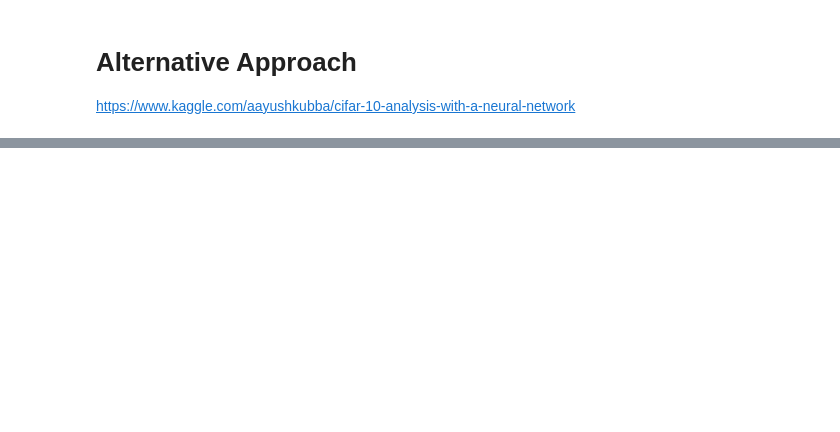
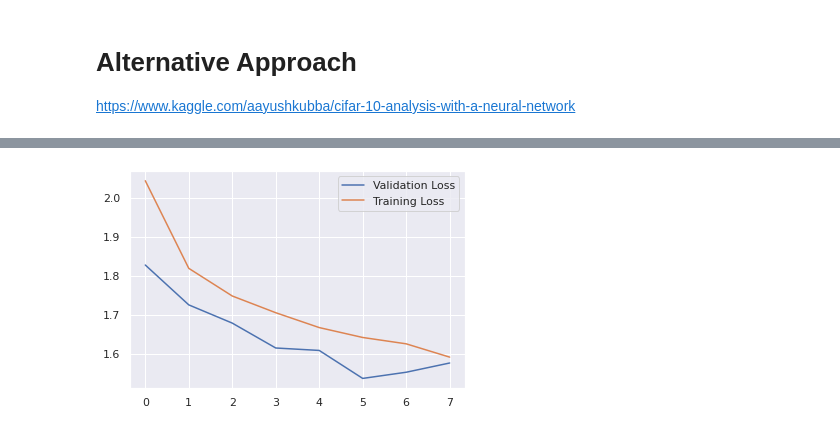
Before and after one commit to aayushkubb/Deep_Learning_Tutorial, a Jupyter notebook: CIFAR_with_Tensorflow_KERAS_CNN_and_DNN.ipynb, the cells around one changed output, grey strips where cells are left out. Cells and saved outputs as stored; diff of their text form; code cells hidden in the pictures; blank space fills up the shorter version.

```diff
--- a/CIFAR_with_Tensorflow_KERAS_CNN_and_DNN.ipynb
+++ b/CIFAR_with_Tensorflow_KERAS_CNN_and_DNN.ipynb
@@ -625,0 +631,7 @@ https://www.kaggle.com/aayushkubba/cifar-10-analysis-with-a-neural-network
+# %%
+datagen = ImageDataGenerator(
+    rotation_range=20,
+    width_shift_range=0.2,
+    height_shift_range=0.2,
+    horizontal_flip=True, vertical_flip=True,
+    validation_split=0.2)
@@ -625,0 +642,13 @@ https://www.kaggle.com/aayushkubba/cifar-10-analysis-with-a-neural-network
+# %%
+from keras.layers import Conv2D, Flatten
+augmented_simple_cnn_model = Sequential()
+augmented_simple_cnn_model.add(Conv2D(32, (3,3), input_shape=(32,32,3), activation='relu'))
+augmented_simple_cnn_model.add(MaxPool2D(pool_size=2))
+augmented_simple_cnn_model.add(Conv2D(32, (3,3), activation='relu'))
+augmented_simple_cnn_model.add(MaxPool2D(pool_size=2))
+augmented_simple_cnn_model.add(Conv2D(32, (3,3), activation='relu'))
+augmented_simple_cnn_model.add(Flatten())
+augmented_simple_cnn_model.add(Dense(10, activation='softmax'))
+# %%
+augmented_simple_cnn_model.compile(optimizer='adam', loss='categorical_crossentropy', metrics=['accuracy'])
+augmented_simple_cnn_model.summary()
@@ -625,0 +673,4 @@ https://www.kaggle.com/aayushkubba/cifar-10-analysis-with-a-neural-network
+# %%
+augmented_simple_cnn_model_history=augmented_simple_cnn_model.fit_generator(datagen.flow(x_train,y_train,batch_size=batch_size),
+                                                                            validation_data=(x_valid,y_valid),
+                                                                            epochs=8)
@@ -625,0 +694,6 @@ https://www.kaggle.com/aayushkubba/cifar-10-analysis-with-a-neural-network
+# %%
+plt.plot(augmented_simple_cnn_model_history.history['val_loss'],label='Validation Loss');
+plt.plot(augmented_simple_cnn_model_history.history['loss'],label='Training Loss');
+plt.legend();
+# %% [output]
+[figure, added]
```
Also changed, not shown: parts of 39 cells of this notebook.
